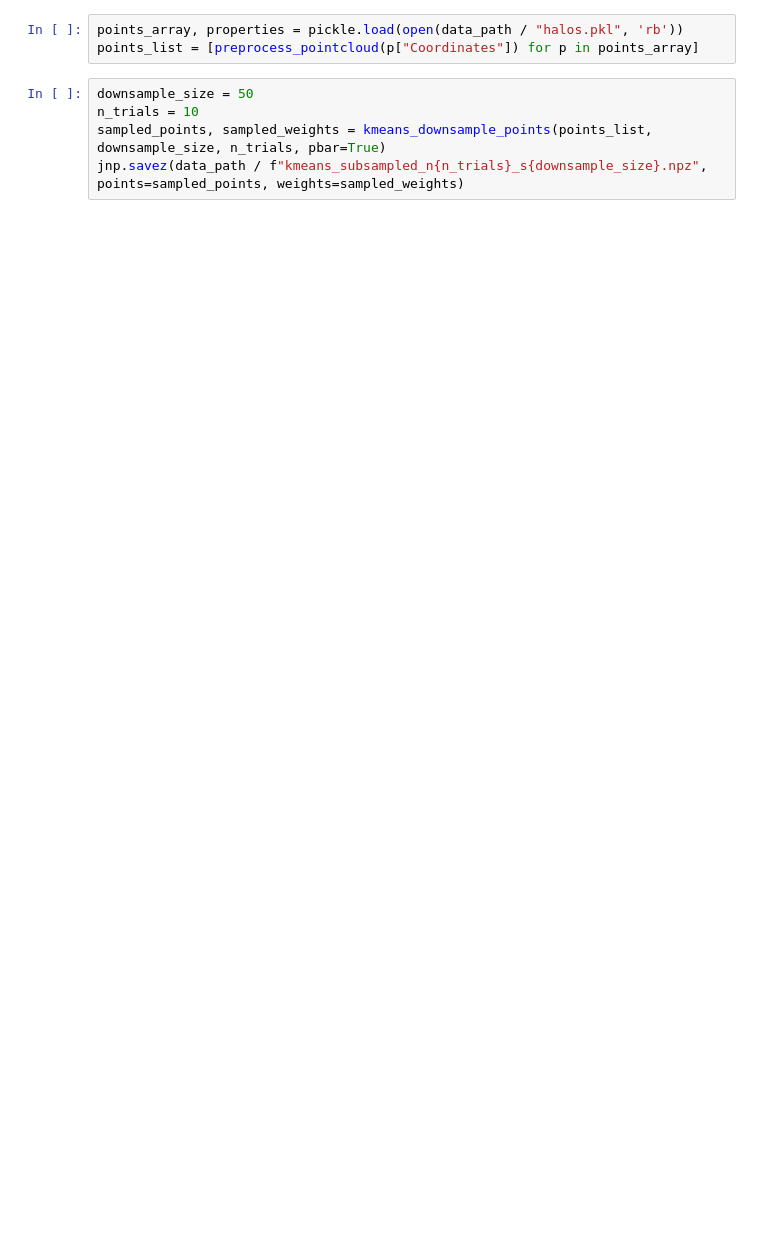
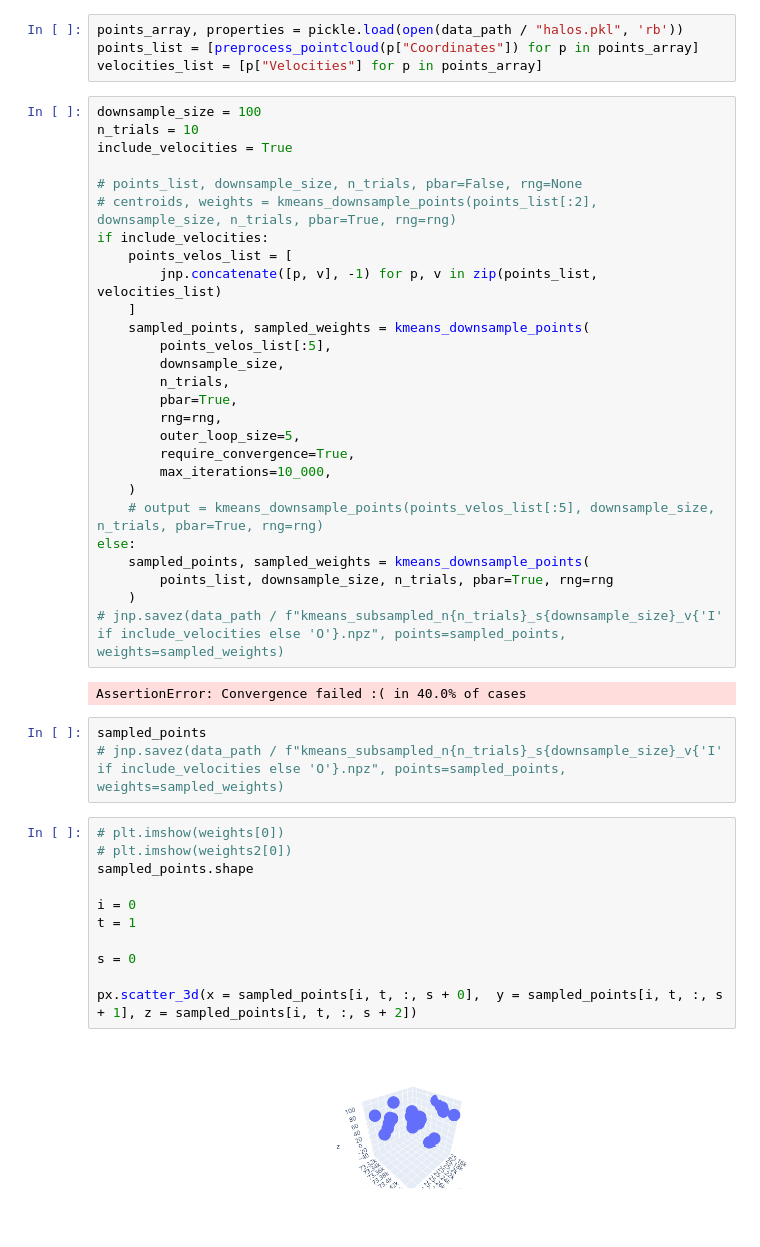
Before and after one commit to Daniel-Packer/dark-matter-halos, a Jupyter notebook: src/subsampling/subsample.ipynb, the cells around one changed output. Saved outputs shown, nothing was run; the diff lists cells and outputs as text; blank space fills up the shorter version.

```diff
--- a/src/subsampling/subsample.ipynb
+++ b/src/subsampling/subsample.ipynb
@@ -18,8 +20,49 @@ data_path = root_path / "data"
 # %%
 points_array, properties = pickle.load(open(data_path / "halos.pkl", 'rb'))
 points_list = [preprocess_pointcloud(p["Coordinates"]) for p in points_array]
+velocities_list = [p["Velocities"] for p in points_array]
 # %%
-downsample_size = 50
+downsample_size = 100
 n_trials = 10
-sampled_points, sampled_weights = kmeans_downsample_points(points_list, downsample_size, n_trials, pbar=True)
-jnp.savez(data_path / f"kmeans_subsampled_n{n_trials}_s{downsample_size}.npz", points=sampled_points, weights=sampled_weights)
+include_velocities = True
+
+# points_list, downsample_size, n_trials, pbar=False, rng=None
+# centroids, weights = kmeans_downsample_points(points_list[:2], downsample_size, n_trials, pbar=True, rng=rng)
+if include_velocities:
+    points_velos_list = [
+        jnp.concatenate([p, v], -1) for p, v in zip(points_list, velocities_list)
+    ]
+    sampled_points, sampled_weights = kmeans_downsample_points(
+        points_velos_list[:5],
+        downsample_size,
+        n_trials,
+        pbar=True,
+        rng=rng,
+        outer_loop_size=5,
+        require_convergence=True,
+        max_iterations=10_000,
+    )
+    # output = kmeans_downsample_points(points_velos_list[:5], downsample_size, n_trials, pbar=True, rng=rng)
+else:
+    sampled_points, sampled_weights = kmeans_downsample_points(
+        points_list, downsample_size, n_trials, pbar=True, rng=rng
+    )
+# jnp.savez(data_path / f"kmeans_subsampled_n{n_trials}_s{downsample_size}_v{'I' if include_velocities else 'O'}.npz", points=sampled_points, weights=sampled_weights)
+# %% [output]
+AssertionError: Convergence failed :( in 40.0% of cases
+# %%
+sampled_points
+# jnp.savez(data_path / f"kmeans_subsampled_n{n_trials}_s{downsample_size}_v{'I' if include_velocities else 'O'}.npz", points=sampled_points, weights=sampled_weights)
+# %%
+# plt.imshow(weights[0])
+# plt.imshow(weights2[0])
+sampled_points.shape
+
+i = 0
+t = 1
+
+s = 0
+
+px.scatter_3d(x = sampled_points[i, t, :, s + 0],  y = sampled_points[i, t, :, s + 1], z = sampled_points[i, t, :, s + 2])
+# %% [output]
+[figure, added]
```
Also changed, not shown: parts of 5 cells of this notebook, 3 other files.
